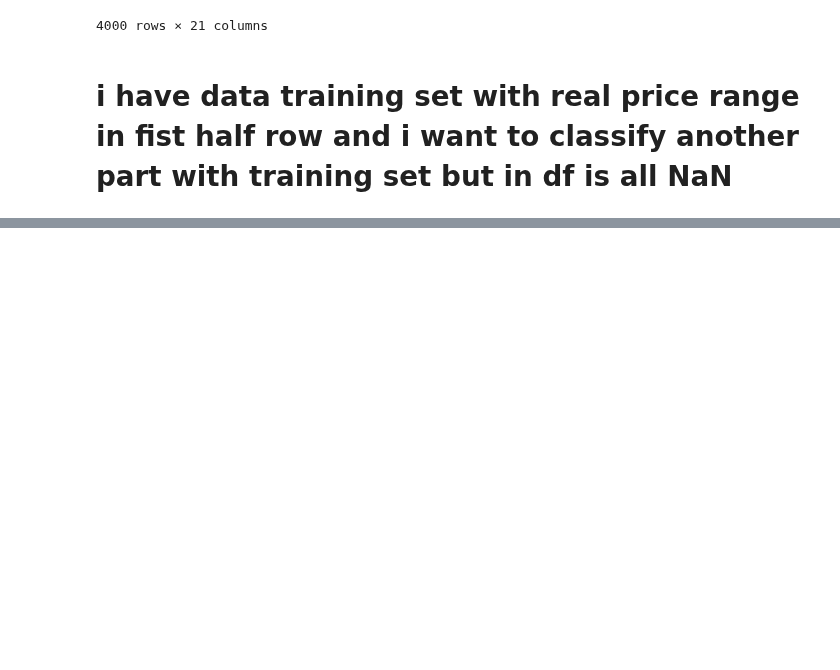
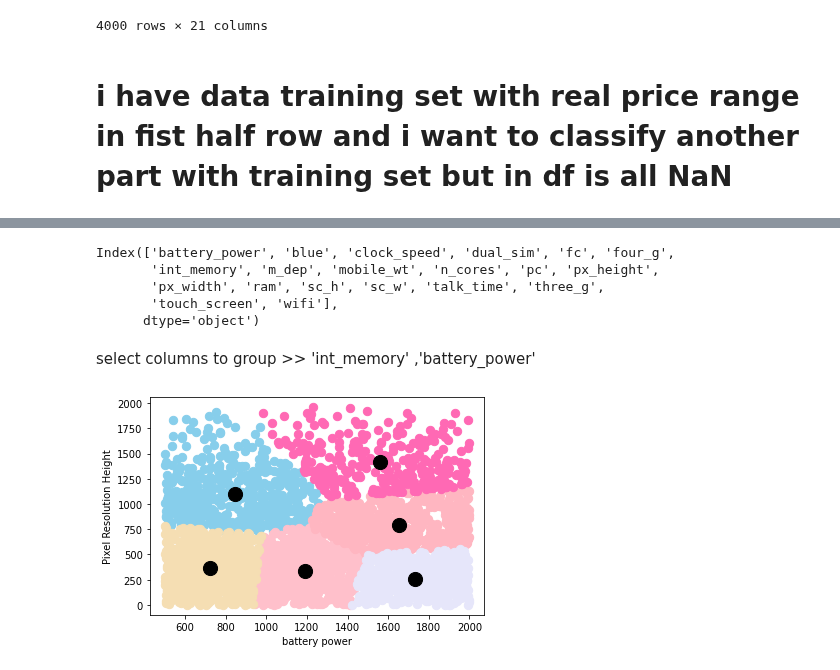
Before and after one commit to sucheerarighthere/bsc_dpdm22, a Jupyter notebook: Project.ipynb, the cells around one changed output, grey strips where cells are left out. Saved outputs shown, nothing was run; the diff lists cells and outputs as text; code cells hidden in the pictures; blank space fills up the shorter version.

Commit message:
till kmeans

```diff
--- a/Project.ipynb
+++ b/Project.ipynb
@@ -240,0 +244,7 @@ centers = kmeans.cluster_centers_
+# %%
+# drop price ออก
+#kmeandata=df.drop('price_range',axis=1)
+#kmeandata =train
+
+kmeandata=pd.concat([test,train])
+kmeandata =kmeandata.drop('price_range',axis=1)
@@ -240,0 +267,42 @@ centers = kmeans.cluster_centers_
+# %%
+kmeandata.columns
+# %% [output]
+Index(['battery_power', 'blue', 'clock_speed', 'dual_sim', 'fc', 'four_g',
+       'int_memory', 'm_dep', 'mobile_wt', 'n_cores', 'pc', 'px_height',
+       'px_width', 'ram', 'sc_h', 'sc_w', 'talk_time', 'three_g',
+       'touch_screen', 'wifi'],
+      dtype='object')
+# %% [markdown]
+select columns to group >> 'int_memory' ,'battery_power'
+# %%
+import pandas as pd
+import numpy as np
+import matplotlib.pyplot as plt
+from sklearn.cluster import KMeans
+
+# Load data into a DataFrame
+df = kmeandata
+
+# Extract features to cluster on
+X = df[['battery_power', 'px_height']].values
+
+# Choose number of clusters
+k = 6
+
+# Run K-means clustering
+kmeans = KMeans(n_clusters=k, random_state=42).fit(X)
+
+# Get cluster assignments and centroids
+labels = kmeans.labels_
+centroids = kmeans.cluster_centers_
+
+# Visualize clusters
+colors = ['skyblue', 'pink', 'lightpink', 'wheat', 'lavender', 'hotpink'] # Add more colors if needed
+for i in range(k):
+    plt.scatter(X[labels == i, 0], X[labels == i, 1], s=70, c=colors[i], label=f'Cluster {i+1}')
+plt.scatter(centroids[:, 0], centroids[:,1], s=200, marker='o', c='black', label='Centroids')
+plt.xlabel('battery power') #Total energy a battery can store in one time measured in mAh
+plt.ylabel('Pixel Resolution Height')
+plt.show()
+# %% [output]
+[figure, added]
```
Also changed, not shown: parts of 6 cells of this notebook.
